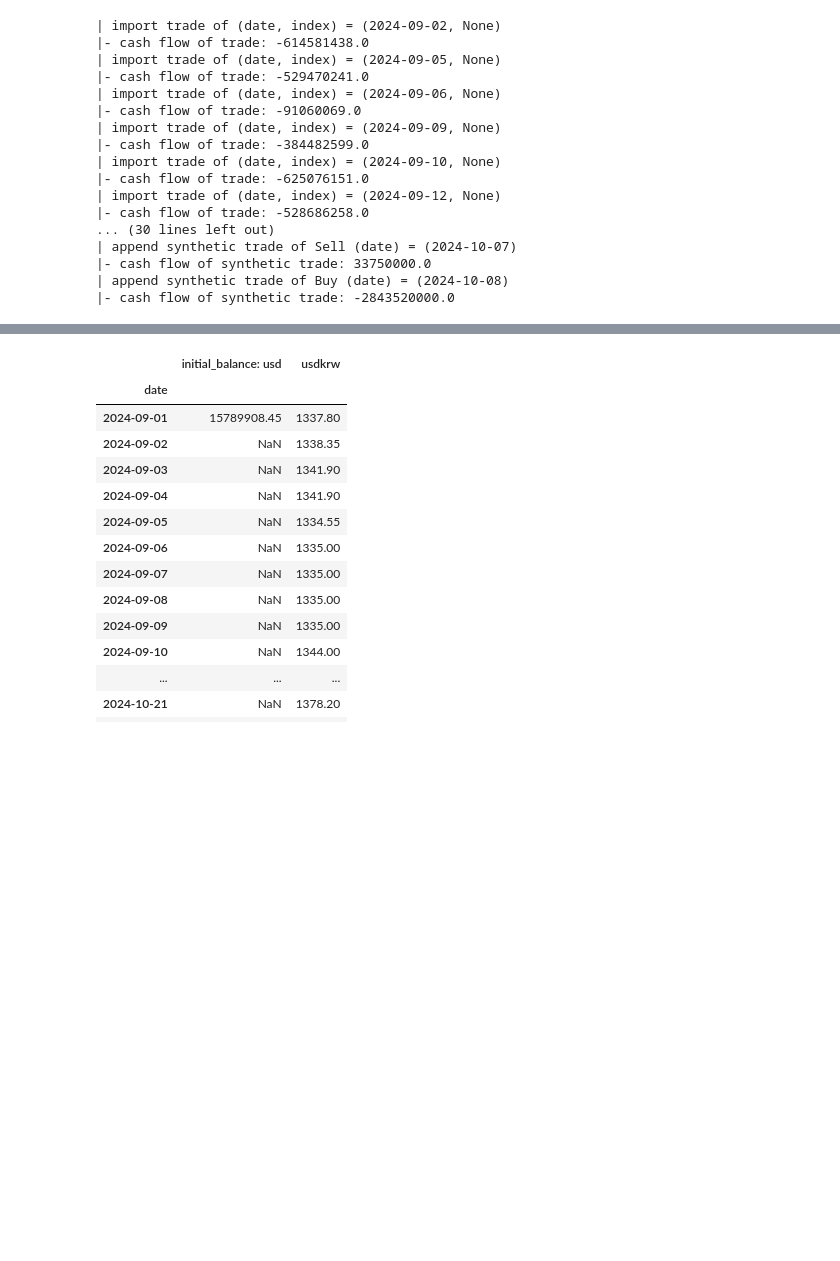
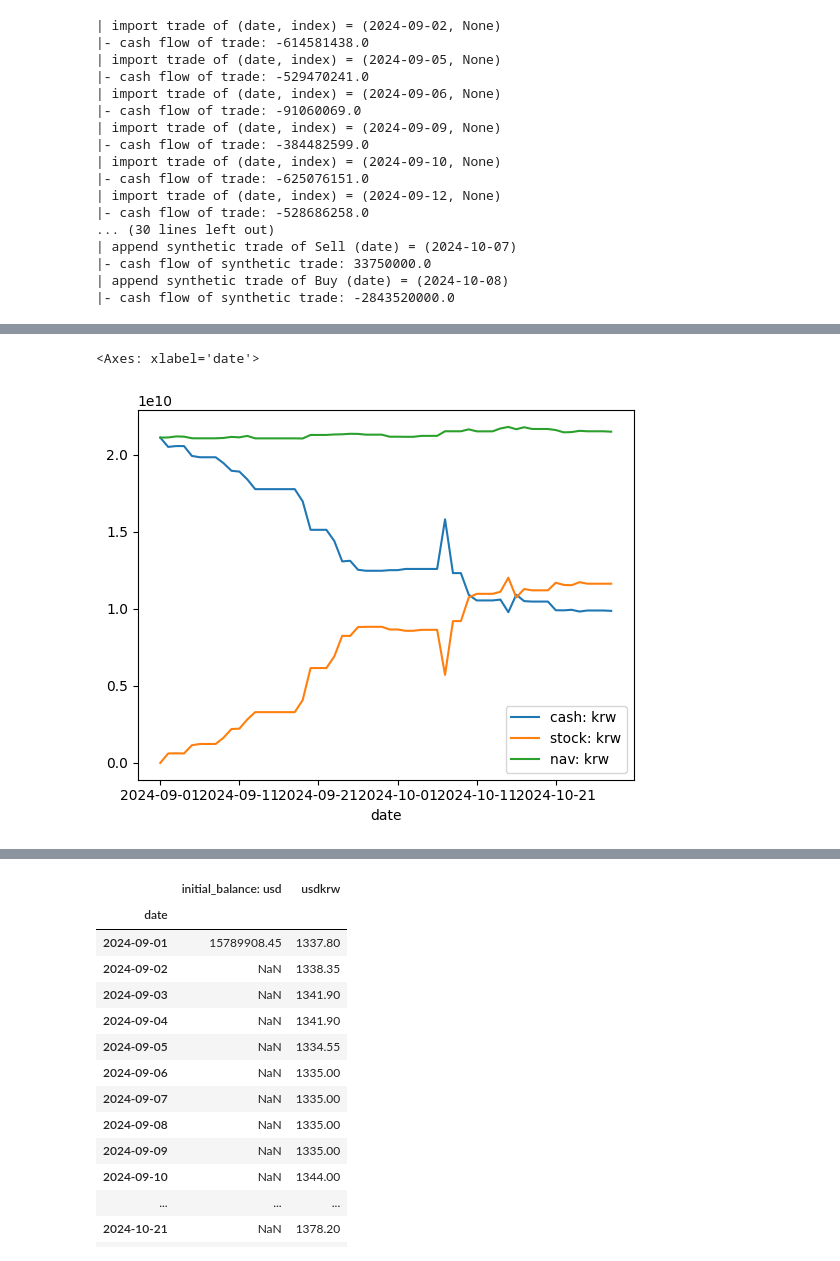
Before and after one commit to nailen1/cayman_office_system, a Jupyter notebook: fix-timeseries-algorithm.ipynb, the cells around one changed output, grey strips where cells are left out. Cells and saved outputs as stored; diff of their text form; code cells hidden in the pictures; blank space fills up the shorter version.

```diff
--- a/fix-timeseries-algorithm.ipynb
+++ b/fix-timeseries-algorithm.ipynb
@@ -28,0 +237,3 @@ ts = Timeseries(trades=trades)
+# %%
+df = ts.df.filter(regex=': krw')
+df
@@ -28,0 +259,5 @@ ts = Timeseries(trades=trades)
+# %%
+df.plot()
+# %% [output]
+<Axes: xlabel='date'>
+[figure, added]
```
Also changed, not shown: parts of 14 cells of this notebook, 12 other files.
